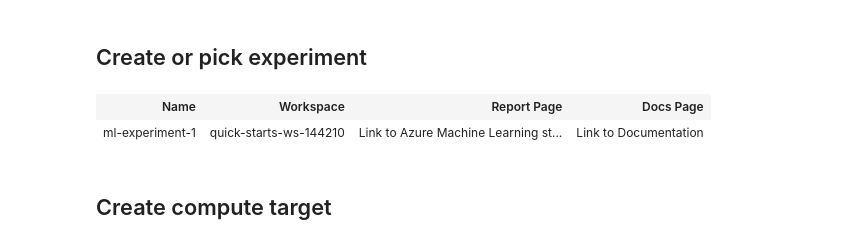
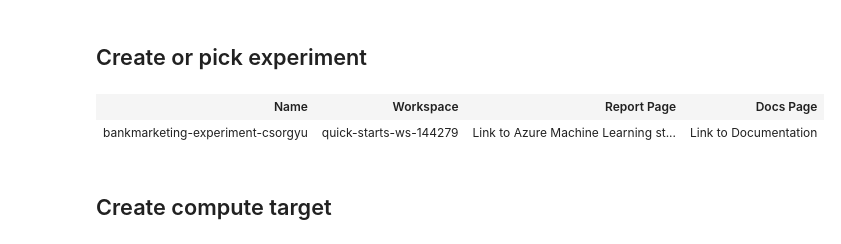
Before and after one commit to csorgyu/uda_mlops, a Jupyter notebook: csorgyu_project_delivery/aml-manual-csorgyu.ipynb, the cells around one changed output. Cells and saved outputs as stored; diff of their text form; code cells hidden in the pictures.

```diff
--- a/csorgyu_project_delivery/aml-manual-csorgyu.ipynb
+++ b/csorgyu_project_delivery/aml-manual-csorgyu.ipynb
@@ -41,14 +41,14 @@ southcentralus
 # %%
 # Choose a name for the run history container in the workspace.
 # NOTE: update these to match your existing experiment name
-experiment_name = 'ml-experiment-1'
-project_folder = './pipeline-project'
+experiment_name = 'bankmarketing-experiment-csorgyu'
+project_folder = './real-time-project'
 
 experiment = Experiment(ws, experiment_name)
 experiment
 # %% [output]
 | Name | Workspace | Report Page | Docs Page |
-| ml-experiment-1 | quick-starts-ws-144210 | Link to Azure Machine Learning st... | Link to Documentation |
+| bankmarketing-experiment-csorgyu | quick-starts-ws-144279 | Link to Azure Machine Learning st... | Link to Documentation |
 # %% [markdown]
 ## Create compute target
 # %%
```
Also changed, not shown: parts of 5 cells of this notebook, 1 other file.
